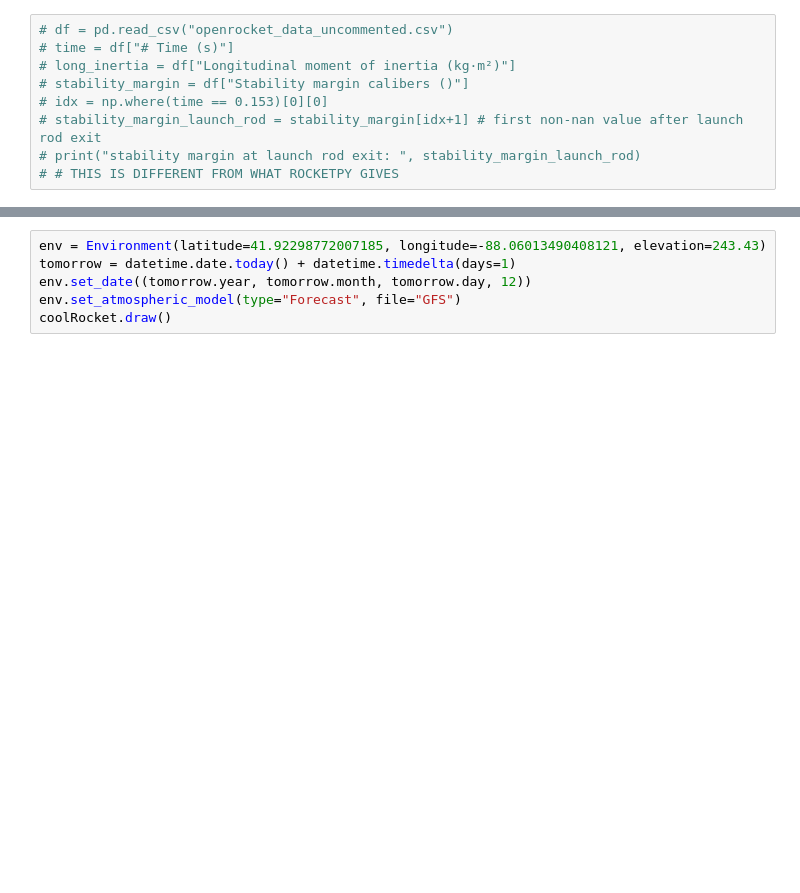
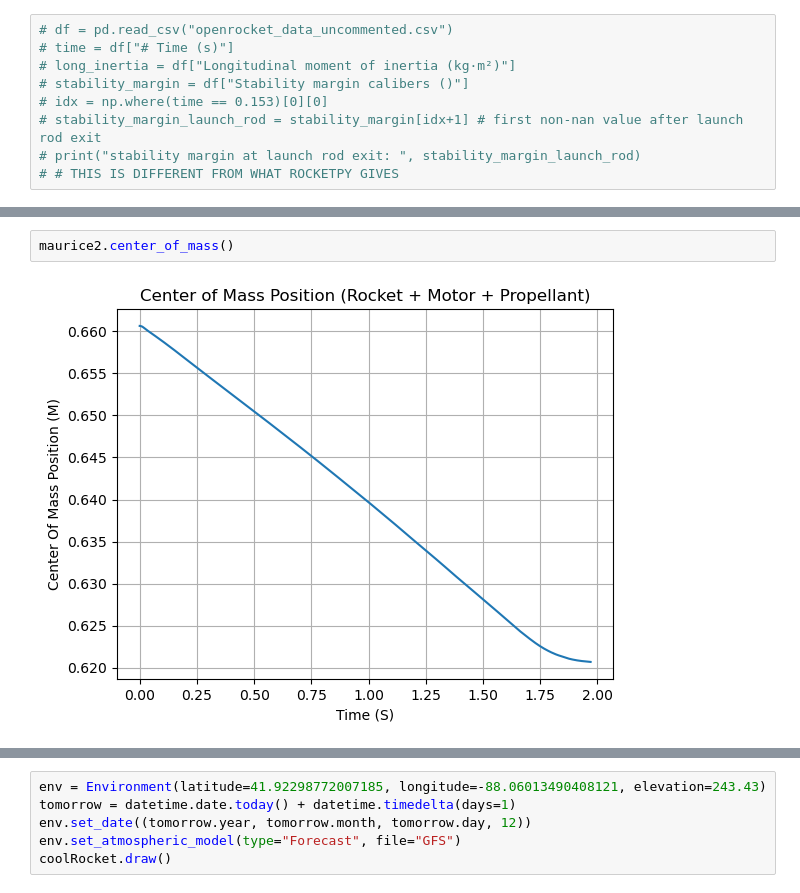
Before and after one commit to AODadbase/FV-Controls, a Jupyter notebook: Maurice2/rocket/RocketGeometry.ipynb, the cells around one changed output, grey strips where cells are left out. Saved outputs shown, nothing was run; the diff lists cells and outputs as text; blank space fills up the shorter version.

```diff
--- a/Maurice2/rocket/RocketGeometry.ipynb
+++ b/Maurice2/rocket/RocketGeometry.ipynb
@@ -63,3 +147,7 @@ class ourFins(TrapezoidalFins):
+# %%
+maurice2.center_of_mass()
+# %% [output]
+[figure, added]
 # %%
 coolRocket = Rocket(
     radius=7.87/200,
```
Also changed, not shown: parts of 3 cells of this notebook, 5 other files.
